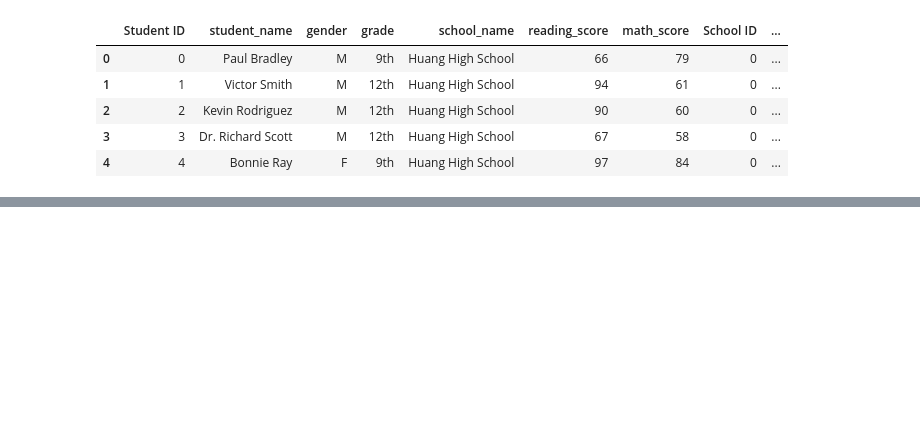
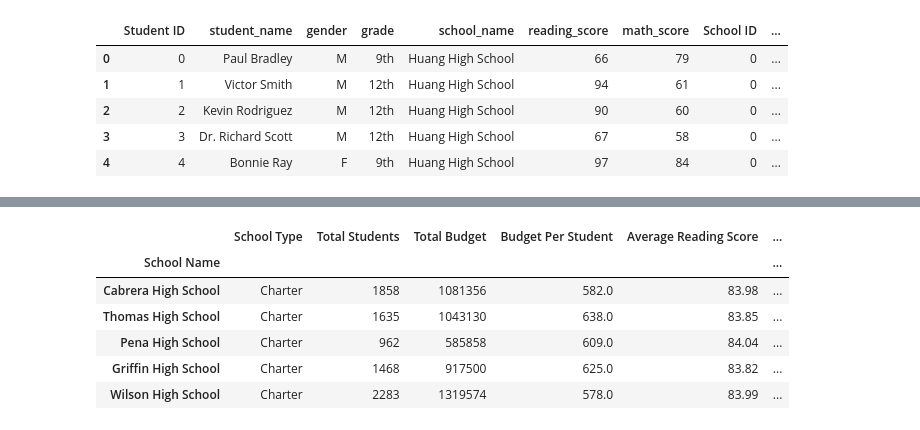
Before and after one commit to cfhornung/pandas-challenge, a Jupyter notebook: PyCitySchools/Education.ipynb, the cells around one changed output, grey strips where cells are left out. Cells and saved outputs as stored; diff of their text form; code cells hidden in the pictures; blank space fills up the shorter version.

```diff
--- a/PyCitySchools/Education.ipynb
+++ b/PyCitySchools/Education.ipynb
@@ -132,0 +198,12 @@ schools.count().head(15)
+# %%
+Final_sort = Final.sort_values(
+    ["Overall Passing Average"], ascending=False)
+Final_sort.head(5)
+# %% [output]
+|  | School Type | Total Students | Total Budget | Budget Per Student | Average Reading Score | ... |
+| School Name |  |  |  |  |  | ... |
+| Cabrera High School | Charter | 1858 | 1081356 | 582.0 | 83.98 | ... |
+| Thomas High School | Charter | 1635 | 1043130 | 638.0 | 83.85 | ... |
+| Pena High School | Charter | 962 | 585858 | 609.0 | 84.04 | ... |
+| Griffin High School | Charter | 1468 | 917500 | 625.0 | 83.82 | ... |
+| Wilson High School | Charter | 2283 | 1319574 | 578.0 | 83.99 | ... |
```
Also changed, not shown: parts of 10 cells of this notebook.
